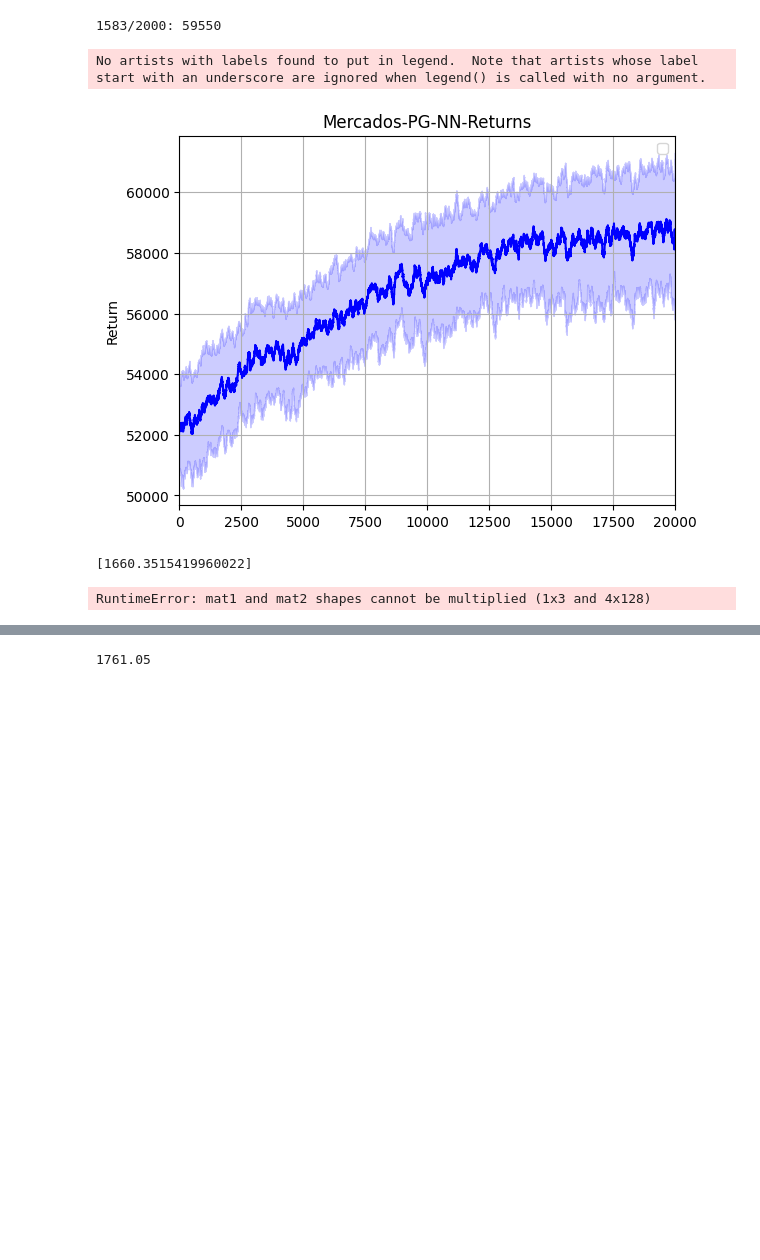
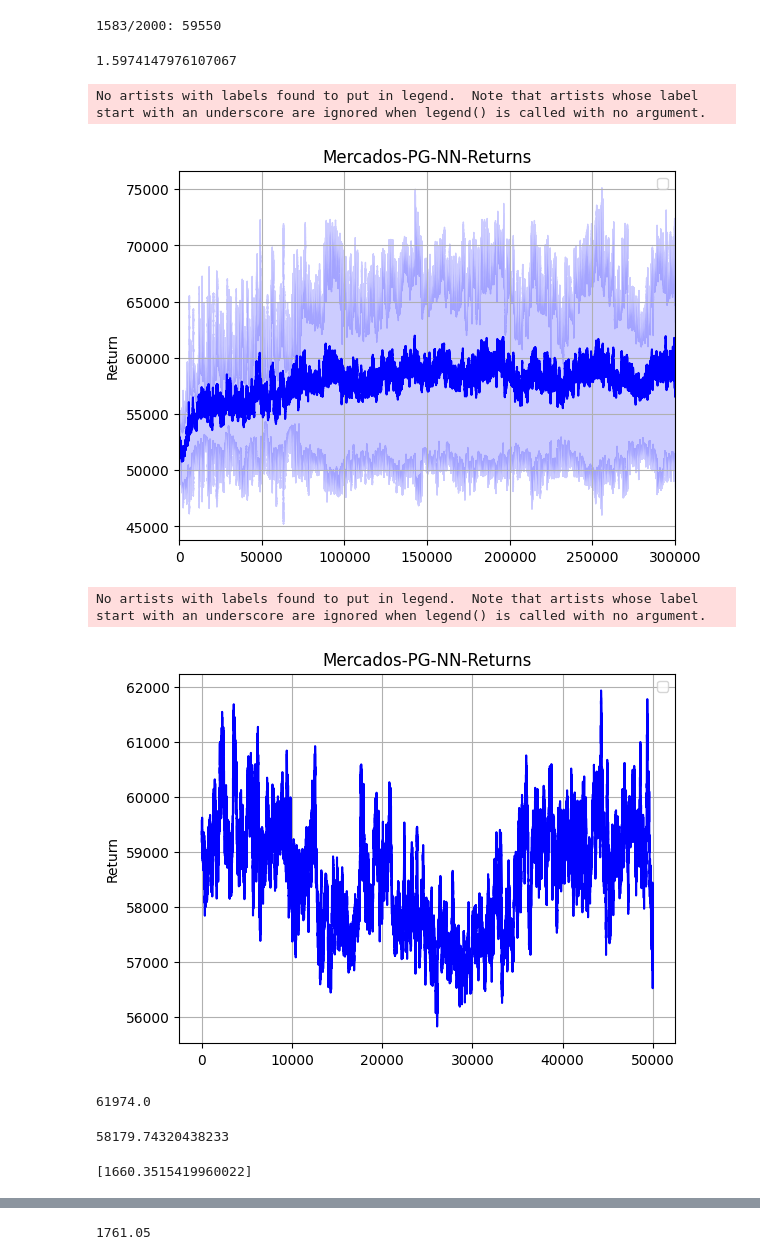
Before and after one commit to Oseluss/RMS, a Jupyter notebook: ARM-RED-PG-NN.ipynb, the cells around one changed output, grey strips where cells are left out. Saved outputs shown, nothing was run; the diff lists cells and outputs as text; code cells hidden in the pictures; blank space fills up the shorter version.

```diff
--- a/ARM-RED-PG-NN.ipynb
+++ b/ARM-RED-PG-NN.ipynb
@@ -11,10 +11,10 @@ import gym
 import time
 import pickle
 # %%
-name_exp = "Exp24"
-Red_name = "hub3"
+name_exp = "Exp26"
+Red_name = "hub3_mult"
 Demand_Model = "Exp" #Puede ser EXP/MNL
-Qfun_model = "NN-PG-multis" #Puede ser LR/NN
+Qfun_model = "NN-PG7" #Puede ser LR/NN
 # %%
 device = torch.device("cuda" if torch.cuda.is_available() else "cpu")
 print(device)
@@ -145,8 +143,13 @@ with open("results/"+ name_exp +"/" + Demand_Model + "_" + Qfun_model +"_" + Red
 R_exp = exp["R_exp"]
 time_exp = exp["Time_exp"]
 qfun_exp = exp["qfun_exp"]
+# %%
+time_exp[0]/3600
+# %% [output]
+1.5974147976107067
 # %%
 from algorithms.utils import generate_random_colors
+
 
 colors = generate_random_colors(1)
 
@@ -168,14 +171,38 @@ plt.title("Mercados-PG-NN-Returns")
 plt.savefig("results/"+ name_exp + "/Returns_" + Demand_Model + "_" + Qfun_model +"_" + Red_name +".png")
 # %% [output]
 No artists with labels found to put in legend.  Note that artists whose label start with an underscore are ignored when legend() is called with no argument.
-[figure, old version]
+[figure, new version]
+# %%
+init = 250000
+plt.plot(mean[init:],color='b')
+#plt.plot(Rsim, color = 'r')
+
+plt.grid()
+plt.ylabel("Return")
+plt.legend()
+plt.title("Mercados-PG-NN-Returns")
+
+plt.savefig("results/"+ name_exp + "/Returns_" + Demand_Model + "_" + Qfun_model +"_" + Red_name +".png")
+# %% [output]
+No artists with labels found to put in legend.  Note that artists whose label start with an underscore are ignored when legend() is called with no argument.
+[figure, added]
+# %%
+max(mean)
+# %% [output]
+61974.0
+# %%
+np.mean(mean[29000:])
+# %% [output]
+58179.74320438233
 # %%
 print(time_exp)
 # %% [output]
 [1660.3515419960022]
 # %%
-env = env_red_toy3(model="Exp", T=30)
-num_sim = 2000
+env = env_hubs3()
+from enviroments import env_hubs3_mult
+env = env_hubs3_mult(T=300)
+num_sim = 300
 max_steps = env.T
 
 Rs = []
@@ -194,11 +221,11 @@ for p in range(Num_politicas):
         for step in range(max_steps):
 
             if p == 0:
-                a = [1,1,0]
+                a = [1,1,1,0,0,0]
             elif p == 1:
-                a = [1,1,1]
+                a = [1,1,1,1,1,1]
             elif p == 2:
-                a = list(np.random.choice([0, 1], size=3))
+                a = list(np.random.choice([0, 1], size=6))
             elif p == 3:
                 a = qfun_exp[0].policy.pi(s).sample().cpu()
 
@@ -217,8 +244,6 @@ for p in range(Num_politicas):
         s_sf.append(S)
     S_sf.append(s_sf)
     Rs.append(rs)
-# %% [output]
-RuntimeError: mat1 and mat2 shapes cannot be multiplied (1x3 and 4x128)
 # %%
 from algorithms.utils import generate_random_colors
 
```
Also changed, not shown: parts of 2 cells of this notebook, 12 other files.
